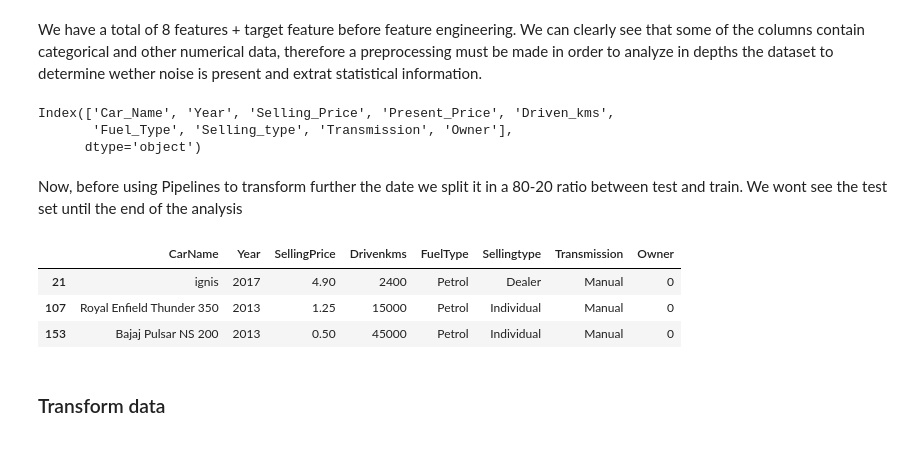
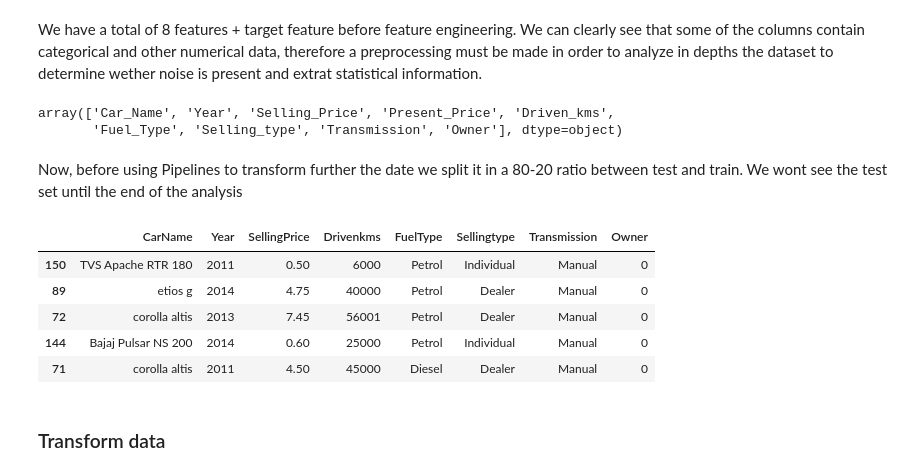
Before and after one commit to esolanoo/Car-Prices-Prediction, a Jupyter notebook: Car Price Prediction.ipynb, the cells around one changed output. Drawn from its saved outputs; the diff is of its cells as text; code cells hidden in the pictures.

```diff
--- a/Car Price Prediction.ipynb
+++ b/Car Price Prediction.ipynb
@@ -70,28 +70,29 @@ Owner [0 1 3] 3
 We have a total of 8 features + target feature before feature engineering. We can clearly see that some of the columns contain categorical and other numerical data, therefore a preprocessing must be made in order to analyze in depths the dataset to determine wether noise is present and extrat statistical information.
 # %%
 names = df.columns
-names
+names.values
 # %% [output]
-Index(['Car_Name', 'Year', 'Selling_Price', 'Present_Price', 'Driven_kms',
-       'Fuel_Type', 'Selling_type', 'Transmission', 'Owner'],
-      dtype='object')
+array(['Car_Name', 'Year', 'Selling_Price', 'Present_Price', 'Driven_kms',
+       'Fuel_Type', 'Selling_type', 'Transmission', 'Owner'], dtype=object)
 # %% [markdown]
 Now, before using Pipelines to transform further the date we split it in a 80-20 ratio between test and train. We wont see the test set until the end of the analysis
 # %%
 from sklearn.model_selection import train_test_split
 
 df.columns = [x.replace('_', '') for x in df.columns]
 names = df.columns
 target = 'PresentPrice'
 y = df.loc[:, target]
 X = df.loc[:, [x for x in df.columns.values if x!=target]]
 X_train, X_test, y_train, y_test = train_test_split(X, y, test_size=0.33)
-X_train.sample(3)
+X_train.sample(5)
 # %% [output]
 |  | CarName | Year | SellingPrice | Drivenkms | FuelType | Sellingtype | Transmission | Owner |
-| 21 | ignis | 2017 | 4.90 | 2400 | Petrol | Dealer | Manual | 0 |
-| 107 | Royal Enfield Thunder 350 | 2013 | 1.25 | 15000 | Petrol | Individual | Manual | 0 |
-| 153 | Bajaj Pulsar NS 200 | 2013 | 0.50 | 45000 | Petrol | Individual | Manual | 0 |
+| 150 | TVS Apache RTR 180 | 2011 | 0.50 | 6000 | Petrol | Individual | Manual | 0 |
+| 89 | etios g | 2014 | 4.75 | 40000 | Petrol | Dealer | Manual | 0 |
+| 72 | corolla altis | 2013 | 7.45 | 56001 | Petrol | Dealer | Manual | 0 |
+| 144 | Bajaj Pulsar NS 200 | 2014 | 0.60 | 25000 | Petrol | Individual | Manual | 0 |
+| 71 | corolla altis | 2011 | 4.50 | 45000 | Diesel | Dealer | Manual | 0 |
 # %% [markdown]
 ### Transform data
 # %% [markdown]
```
Also changed, not shown: parts of 15 cells of this notebook.
